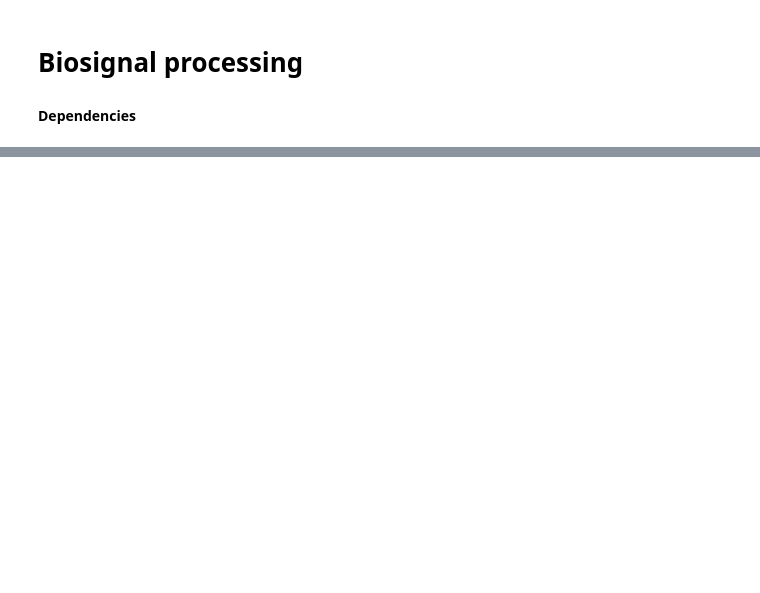
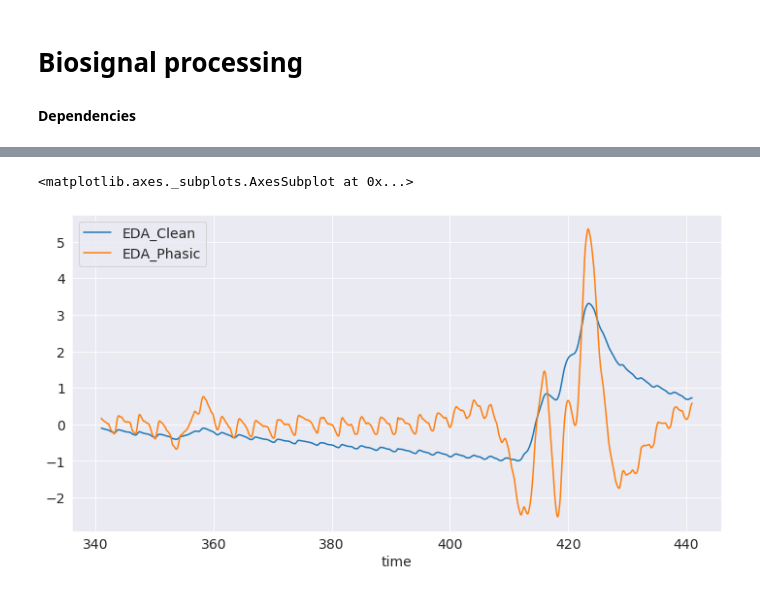
Before and after one commit to sangfrois/ds_prep, a Jupyter notebook: physio/notebooks/cleaning.ipynb, the cells around one changed output, grey strips where cells are left out. Cells and saved outputs as stored; diff of their text form; code cells hidden in the pictures; blank space fills up the shorter version.

```diff
--- a/physio/notebooks/cleaning.ipynb
+++ b/physio/notebooks/cleaning.ipynb
@@ -100,0 +195,7 @@ plt.plot(nk.standardize(rate[2500000:3500000]))
+# %%
+df1 = nk.standardize(bio_proc[['EDA_Clean', 'EDA_Phasic']][3500000:4500000])
+df1['time'] = bio_proc['time'][3500000:4500000]
+df1.plot(x='time')
+# %% [output]
+<matplotlib.axes._subplots.AxesSubplot at 0x...>
+[figure, added]
```
Also changed, not shown: parts of 43 cells of this notebook, 5 other files.
